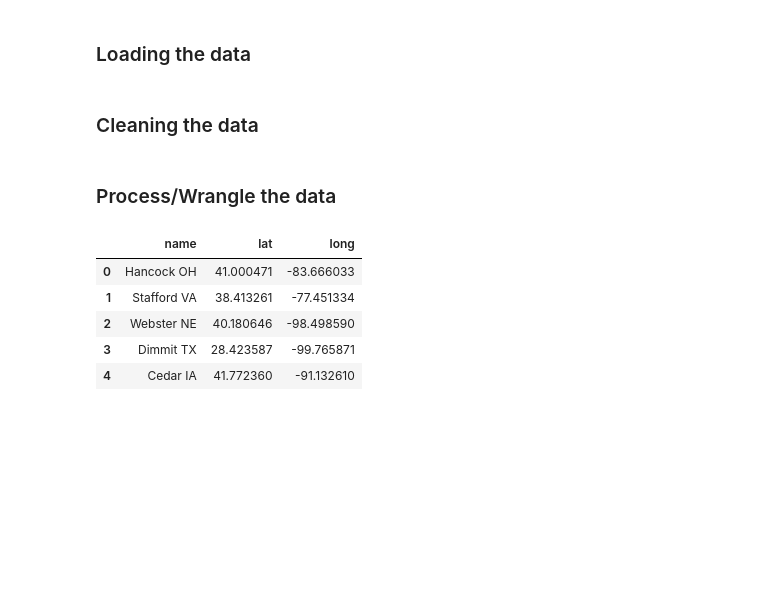
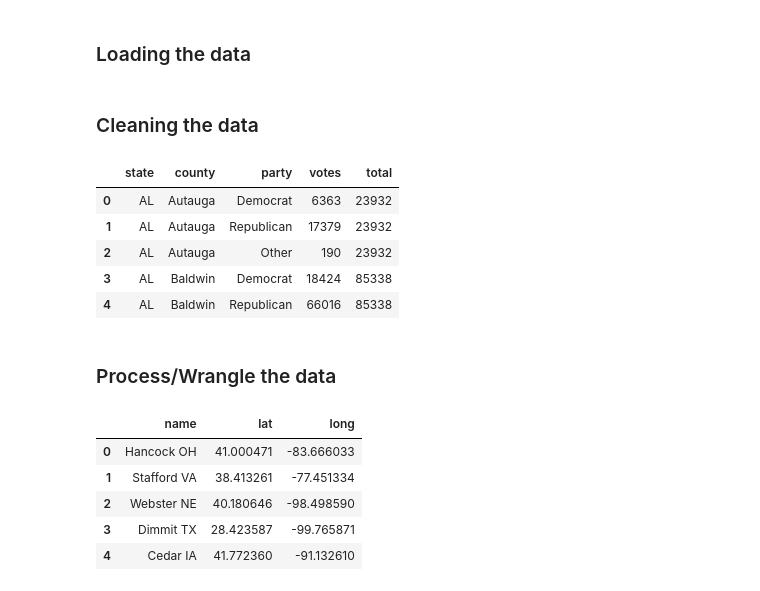
Before and after one commit to ubco-W2022T2-data301/project-group-group-44, a Jupyter notebook: analysis/analysis1.ipynb, the cells around one changed output. Cells and saved outputs as stored; diff of their text form; code cells hidden in the pictures; blank space fills up the shorter version.

```diff
--- a/analysis/analysis1.ipynb
+++ b/analysis/analysis1.ipynb
@@ -44,24 +44,27 @@ counties = counties.rename({
 }, axis="columns")
 # %%
 # We only want 2012--the latest election before the gb data was collected
-pol = pol[pol["year"] == 2012].reset_index()
+pol = pol.query("`year` == 2012") \
+    .reset_index() \
+    .drop([
+        "year", "state", "county_fips", "office",
+        "candidate", "version", "mode", "index",
+    ], axis="columns") \
+    .rename({
+        "county_name": "county",
+        "state_po": "state",
+        "candidatevotes": "votes",
+        "totalvotes": "total"
+    }, axis="columns") \
+    .apply(lambda x: x.str.capitalize() if x.name == "county" or x.name == "party" else x)
 
-# Get rid of undesireable columns
-pol = pol.drop([
-    "year", "state", "county_fips", "office",
-    "candidate", "version", "mode", "index",
-], axis="columns")
-
-# Change the column names to make them a little more friendly
-pol.rename({
-    "county_name": "county",
-    "state_po": "state",
-    "candidatevotes": "votes",
-    "totalvotes": "total"
-}, axis="columns", inplace=True)
-
-# Make cells lowercase
-pol["county"] = pol["county"].apply(lambda x: x.capitalize())
-pol["party"] = pol["party"].apply(lambda x: x.capitalize())
+pol.head()
+# %% [output]
+|  | state | county | party | votes | total |
+| 0 | AL | Autauga | Democrat | 6363 | 23932 |
+| 1 | AL | Autauga | Republican | 17379 | 23932 |
+| 2 | AL | Autauga | Other | 190 | 23932 |
+| 3 | AL | Baldwin | Democrat | 18424 | 85338 |
+| 4 | AL | Baldwin | Republican | 66016 | 85338 |
 # %%
 # Let's add long/lat columns to gb
```
Also changed, not shown: parts of 3 cells of this notebook, 1 other file.
